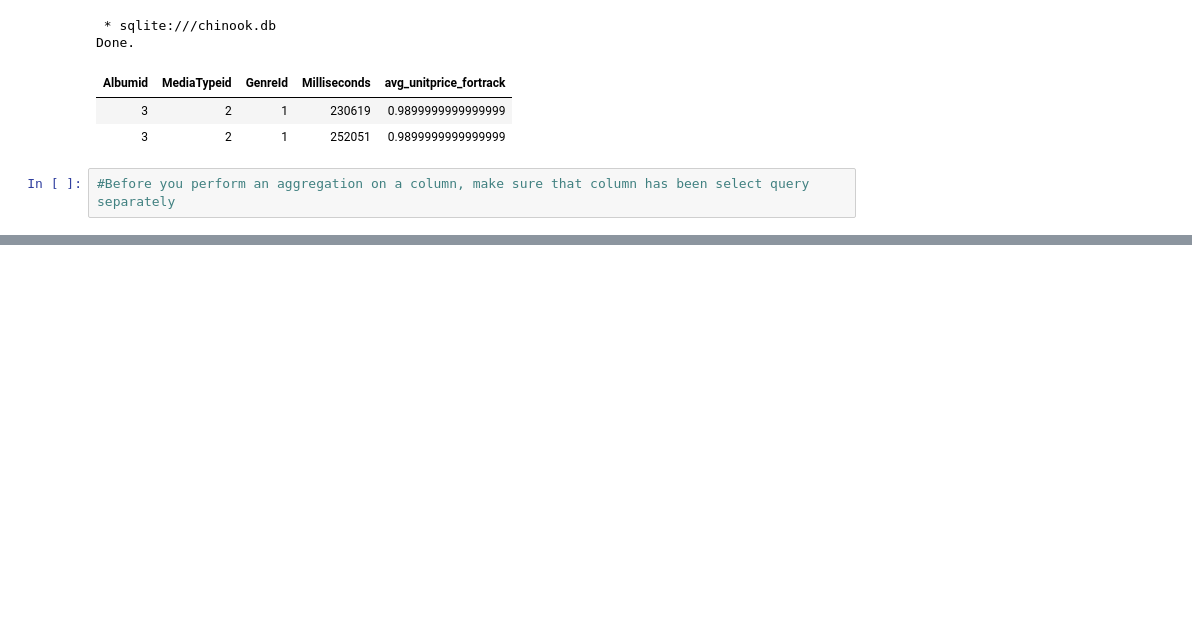
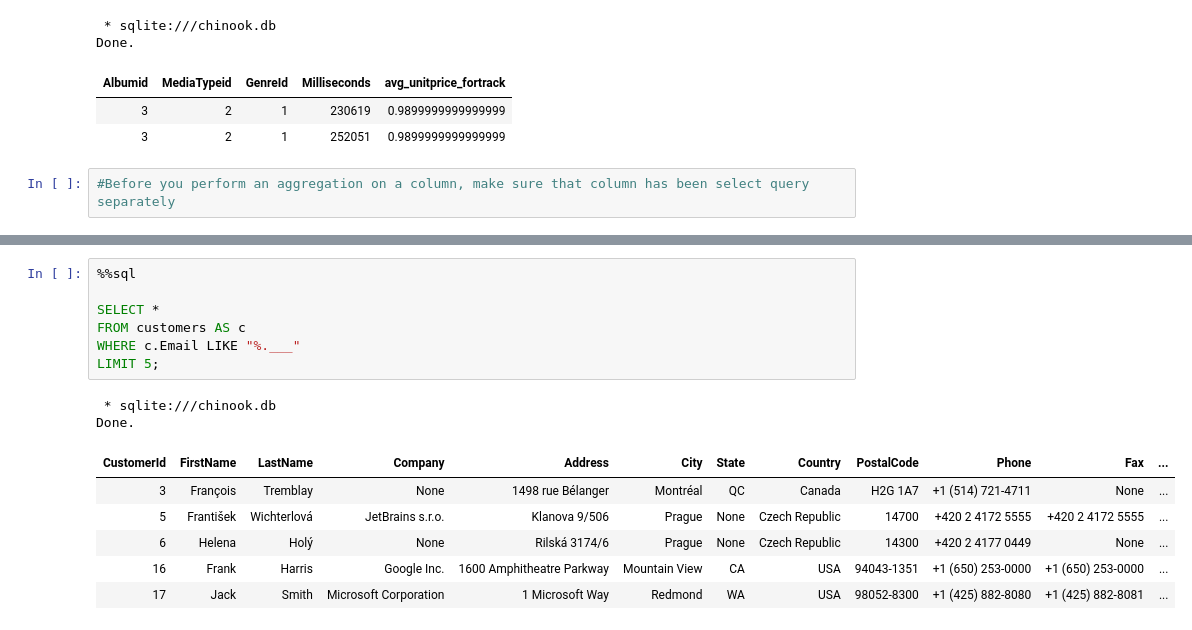
Before and after one commit to malamubcknd/SQLProject-SQLWithPython-Chinookdb, a Jupyter notebook: Interacting with SQL databases Local Connection) Magic Command - Chinookdb.ipynb, the cells around one changed output, grey strips where cells are left out. Saved outputs shown, nothing was run; the diff lists cells and outputs as text; blank space fills up the shorter version.

```diff
--- a/Interacting with SQL databases Local Connection) Magic Command - Chinookdb.ipynb
+++ b/Interacting with SQL databases Local Connection) Magic Command - Chinookdb.ipynb
@@ -518,0 +686,16 @@ Done.
+# %%
+%%sql
+
+SELECT *
+FROM customers AS c
+WHERE c.Email LIKE "%.___"
+LIMIT 5;
+# %% [output]
+ * sqlite:///chinook.db
+Done.
+| CustomerId | FirstName | LastName | Company | Address | City | State | Country | PostalCode | Phone | Fax | ... |
+| 3 | François | Tremblay | None | 1498 rue Bélanger | Montréal | QC | Canada | H2G 1A7 | +1 (514) 721-4711 | None | ... |
+| 5 | František | Wichterlová | JetBrains s.r.o. | Klanova 9/506 | Prague | None | Czech Republic | 14700 | +420 2 4172 5555 | +420 2 4172 5555 | ... |
+| 6 | Helena | Holý | None | Rilská 3174/6 | Prague | None | Czech Republic | 14300 | +420 2 4177 0449 | None | ... |
+| 16 | Frank | Harris | Google Inc. | 1600 Amphitheatre Parkway | Mountain View | CA | USA | 94043-1351 | +1 (650) 253-0000 | +1 (650) 253-0000 | ... |
+| 17 | Jack | Smith | Microsoft Corporation | 1 Microsoft Way | Redmond | WA | USA | 98052-8300 | +1 (425) 882-8080 | +1 (425) 882-8081 | ... |
```
Also changed, not shown: parts of 13 cells of this notebook, 1 other file.
